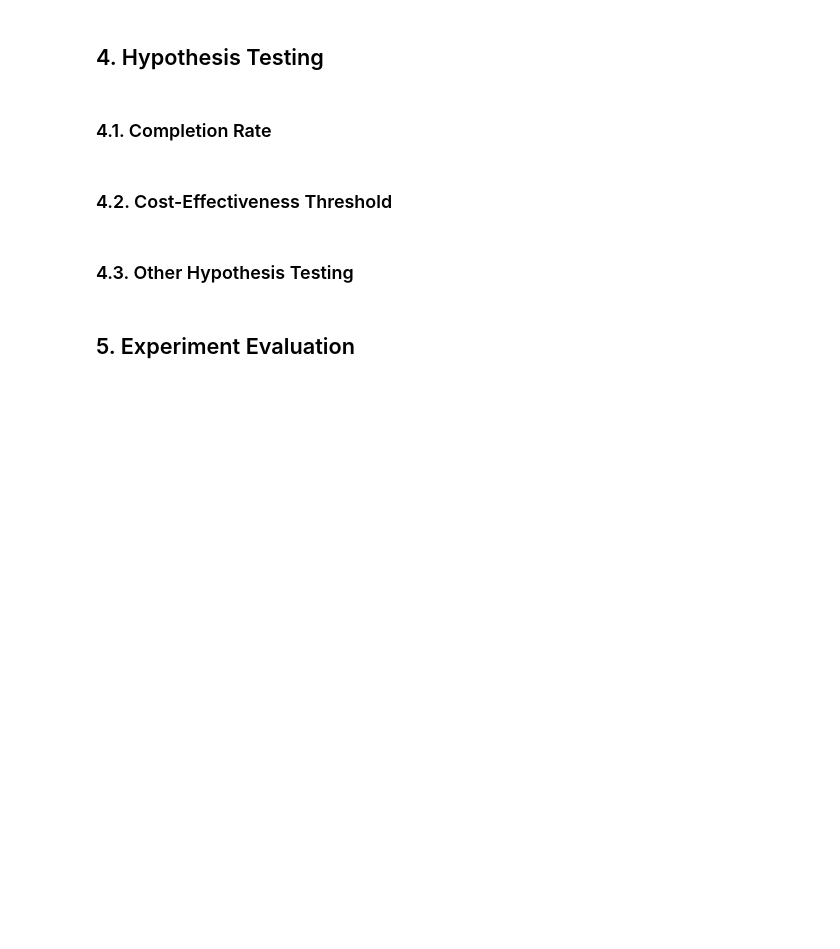
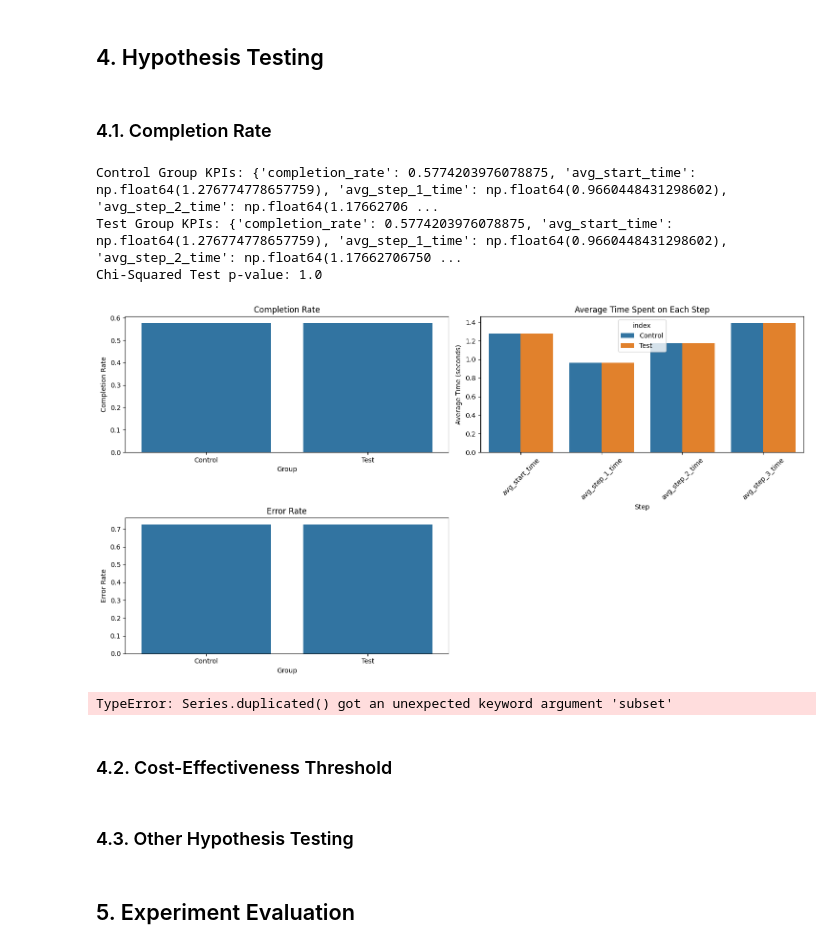
Before and after one commit to DaniCoco31/project_2, a Jupyter notebook: notebooks/organize.ipynb, the cells around one changed output. Cells and saved outputs as stored; diff of their text form; code cells hidden in the pictures; blank space fills up the shorter version.

```diff
--- a/notebooks/organize.ipynb
+++ b/notebooks/organize.ipynb
@@ -117,3 +269,9 @@ final_df_t['visit_visitor_id'] = final_df_t['visit_id'].astype(str) + "_" + fina
 final_df_t['bt_1'] = final_df_t['visit_visitor_id'].map(step_counts.get('step_1', pd.Series())).fillna(0).astype(int)
 final_df_t['bt_2'] = final_df_t['visit_visitor_id'].map(step_counts.get('step_2', pd.Series())).fillna(0).astype(int)
 final_df_t['bt_3'] = final_df_t['visit_visitor_id'].map(step_counts.get('step_3', pd.Series())).fillna(0).astype(int)
+
+# Create completion column
+final_df_t['completion'] = final_df_t['last_step'].apply(lambda x: 1 if x == 'confirm' else 0)
+
+# Create total_navigation column
+final_df_t['total_navigation'] = final_df_t['bt_1'] + final_df_t['bt_2'] + final_df_t['bt_3']
@@ -124,9 +278,11 @@ df_test[df_test['visit_visitor_id'] == '781255054_21935453173_531117_580560515_7
 # %%
-
 # Drop visit_visitor_id column if no longer needed
 final_df_t.drop(['visit_id', 'visitor_id','process_step', 'confirm_time'], axis=1, inplace=True)
 final_df_t.drop_duplicates(subset='visit_visitor_id', keep='first', inplace=True)
-#change the order of the columns
-df_test_final = final_df_t.reindex(columns=['client_id', 'visit_visitor_id', 'start_time', 'step_1', 'step_2', 'step_3', 'date', 'bt_1', 'bt_2', 'bt_3', 'last_step', 'total_time_visit', 'Variation', 'clnt_tenure_yr', 'clnt_tenure_mnth', 'clnt_age', 'gendr', 'num_accts', 'bal', 'calls_6_mnth', 'logons_6_mnth'])
-# Result
-df_test_final.head(30)
+# Reorder columns to place total_navigation after bt_3 and completed at the end
+df_test_final = final_df_t.reindex(columns=[
+    'client_id', 'visit_visitor_id', 'start_time', 'step_1', 'step_2', 'step_3',
+    'date', 'bt_1', 'bt_2', 'bt_3', 'total_navigation', 'last_step', 'completion',
+    'total_time_visit', 'Variation', 'clnt_tenure_yr', 'clnt_tenure_mnth',
+    'clnt_age', 'gendr', 'num_accts', 'bal', 'calls_6_mnth', 'logons_6_mnth'
+])
@@ -183,7 +398,10 @@ final_df_c['bt_3'] = final_df_c['visit_visitor_id'].map(step_counts.get('step_3'
 # Drop visit_visitor_id column if no longer needed
 final_df_c.drop(['visit_id', 'visitor_id','process_step', 'confirm_time'], axis=1, inplace=True)
 final_df_c.drop_duplicates(subset='visit_visitor_id', keep='first', inplace=True)
-#change the order of the columns
-df_control_final = final_df_c.reindex(columns=['client_id', 'visit_visitor_id', 'start_time', 'step_1', 'step_2', 'step_3', 'date', 'bt_1', 'bt_2', 'bt_3', 'last_step', 'total_time_visit', 'Variation', 'clnt_tenure_yr', 'clnt_tenure_mnth', 'clnt_age', 'gendr', 'num_accts', 'bal', 'calls_6_mnth', 'logons_6_mnth'])
-# Result
-df_control_final.head(10)
+# Reorder columns to place total_navigation after bt_3 and completed at the end
+df_control_final = final_df_t.reindex(columns=[
+    'client_id', 'visit_visitor_id', 'start_time', 'step_1', 'step_2', 'step_3',
+    'date', 'bt_1', 'bt_2', 'bt_3', 'total_navigation', 'last_step', 'completion',
+    'total_time_visit', 'Variation', 'clnt_tenure_yr', 'clnt_tenure_mnth',
+    'clnt_age', 'gendr', 'num_accts', 'bal', 'calls_6_mnth', 'logons_6_mnth'
+])
@@ -347,13 +596,10 @@ def calculate_kpis(df):
     kpis['avg_step_1_time'] = df['step_1'].mean()
     kpis['avg_step_2_time'] = df['step_2'].mean()
     kpis['avg_step_3_time'] = df['step_3'].mean()
-    # Error Rates (new definition)
-    errors_bt_1 = df['bt_1'].duplicated(subset=['visit_visitor_id'], keep=False).sum()
-    errors_bt_2 = df['bt_2'].duplicated(subset=['visit_visitor_id'], keep=False).sum()
-    errors_bt_3 = df['bt_3'].duplicated(subset=['visit_visitor_id'], keep=False).sum()
-    total_errors = errors_bt_1 + errors_bt_2 + errors_bt_3
 
-    kpis['error_rate'] = total_errors / total_visits
+    errors = df[(df['step_1'] < df['start_time']) | (df['step_2'] < df['step_1']) | (df['step_3'] < df['step_2'])]
+
+    kpis['error_rate'] = errors['visit_visitor_id'].nunique() / total_visits
 
     return kpis, total_visits, completed_visits
 
@@ -376,33 +622,38 @@ print("Chi-Squared Test p-value:", p)
 kpis_df = pd.DataFrame([kpis_control, kpis_test], index=['Control', 'Test']).reset_index()
 kpis_df = kpis_df.melt(id_vars='index', var_name='KPI', value_name='Value')
 
 # Visualization
 plt.figure(figsize=(15, 8))
 
 # Completion Rate
 plt.subplot(2, 2, 1)
 sns.barplot(data=kpis_df[kpis_df['KPI'] == 'completion_rate'], x='index', y='Value')
 plt.title('Completion Rate')
 plt.ylabel('Completion Rate')
 plt.xlabel('Group')
 
 # Average Time Spent on Each Step
 plt.subplot(2, 2, 2)
 sns.barplot(data=kpis_df[kpis_df['KPI'].str.contains('avg')], x='KPI', y='Value', hue='index')
 plt.title('Average Time Spent on Each Step')
 plt.ylabel('Average Time (seconds)')
 plt.xlabel('Step')
 plt.xticks(rotation=45)
 
 # Error Rates
 plt.subplot(2, 2, 3)
 sns.barplot(data=kpis_df[kpis_df['KPI'] == 'error_rate'], x='index', y='Value')
 plt.title('Error Rate')
 plt.ylabel('Error Rate')
 plt.xlabel('Group')
 
 plt.tight_layout()
 plt.show()
+# %% [output]
+Control Group KPIs: {'completion_rate': 0.5774203976078875, 'avg_start_time': np.float64(1.276774778657759), 'avg_step_1_time': np.float64(0.9660448431298602), 'avg_step_2_time': np.float64(1.17662706 ...
+Test Group KPIs: {'completion_rate': 0.5774203976078875, 'avg_start_time': np.float64(1.276774778657759), 'avg_step_1_time': np.float64(0.9660448431298602), 'avg_step_2_time': np.float64(1.17662706750 ...
+Chi-Squared Test p-value: 1.0
+[figure, added]
 # %%
 import pandas as pd
 
@@ -439,6 +690,8 @@ kpis_test = calculate_kpis(df_control_test)
 
 print("Control Group KPIs:", kpis_control)
 print("Test Group KPIs:", kpis_test)
+# %% [output]
+TypeError: Series.duplicated() got an unexpected keyword argument 'subset'
 # %% [markdown]
 ### 4.2. Cost-Effectiveness Threshold
 # %%
```
Also changed, not shown: parts of 24 cells of this notebook.
